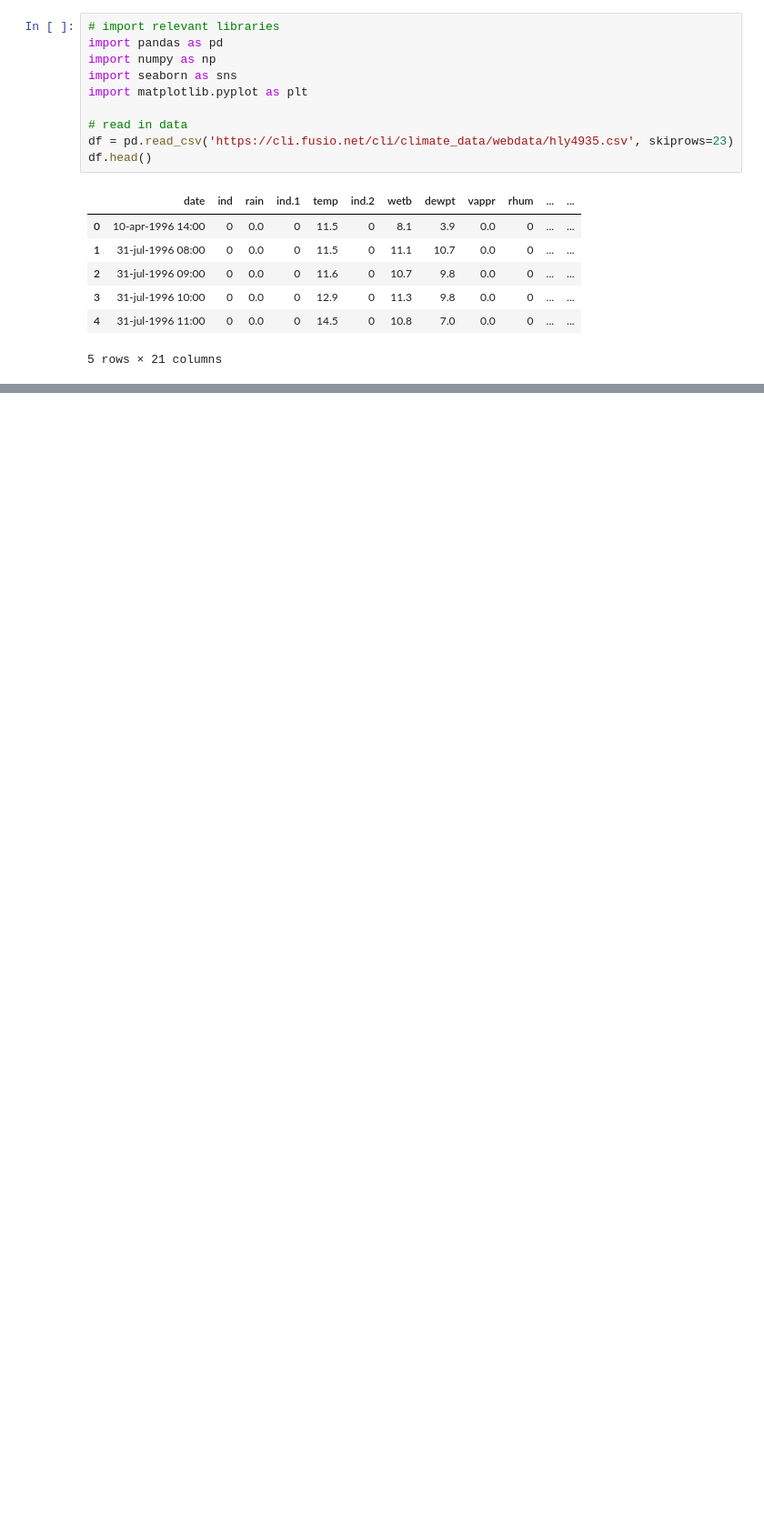
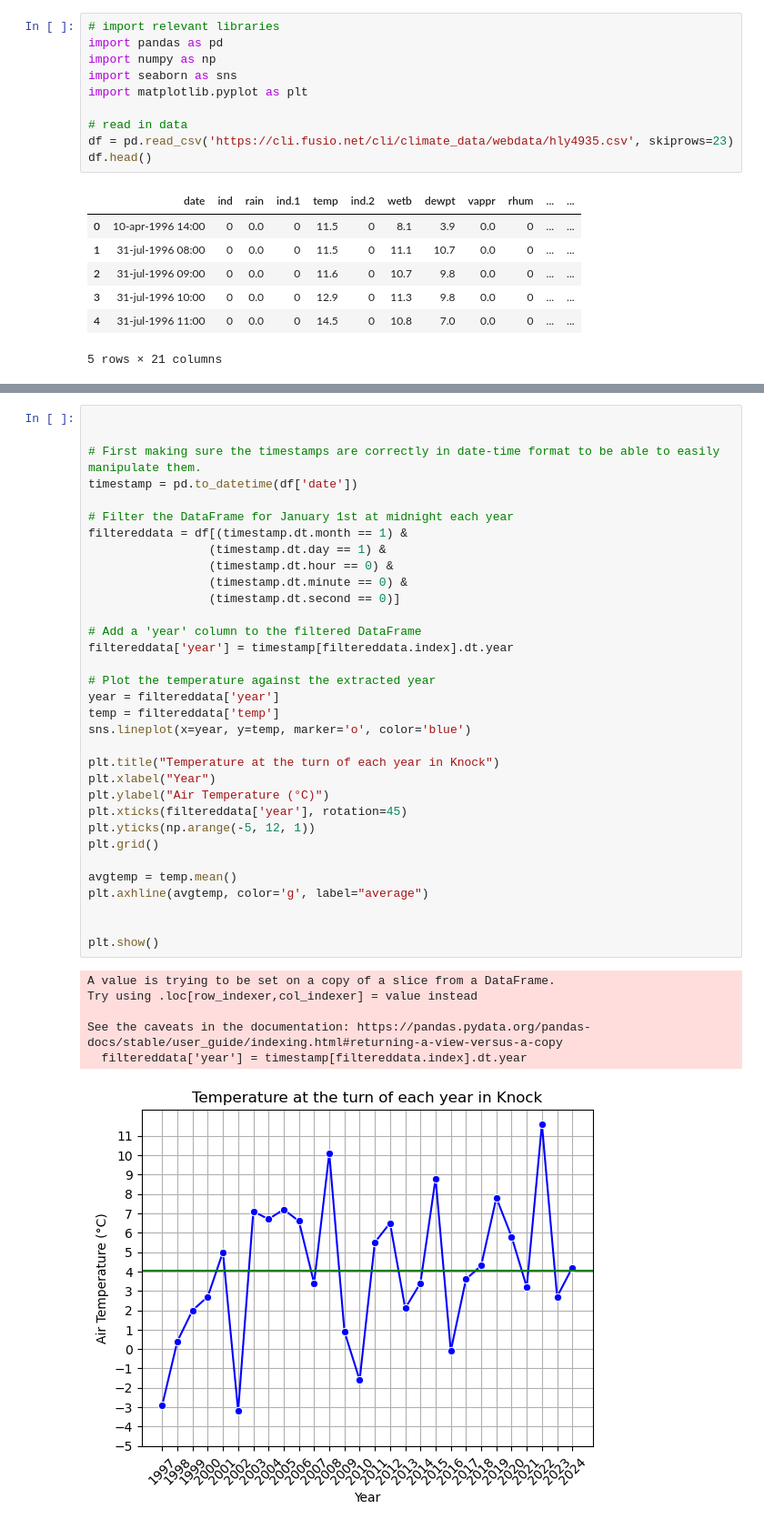
Before and after one commit to MylesHenehan/pfda, a Jupyter notebook: assignments/assignment_6_weather.ipynb, the cells around one changed output, grey strips where cells are left out. Shown at 91% size. Drawn from its saved outputs; the diff is of its cells as text; blank space fills up the shorter version.

```diff
--- a/assignments/assignment_6_weather.ipynb
+++ b/assignments/assignment_6_weather.ipynb
@@ -28,0 +32,40 @@ df.head()
+# %%
+
+
+# First making sure the timestamps are correctly in date-time format to be able to easily manipulate them.
+timestamp = pd.to_datetime(df['date'])
+
+# Filter the DataFrame for January 1st at midnight each year
+filtereddata = df[(timestamp.dt.month == 1) &
+                 (timestamp.dt.day == 1) &
+                 (timestamp.dt.hour == 0) &
+                 (timestamp.dt.minute == 0) &
+                 (timestamp.dt.second == 0)]
+
+# Add a 'year' column to the filtered DataFrame
+filtereddata['year'] = timestamp[filtereddata.index].dt.year
+
+# Plot the temperature against the extracted year
+year = filtereddata['year']
+temp = filtereddata['temp']
+sns.lineplot(x=year, y=temp, marker='o', color='blue')
+
+plt.title("Temperature at the turn of each year in Knock")
+plt.xlabel("Year")
+plt.ylabel("Air Temperature (°C)")
+plt.xticks(filtereddata['year'], rotation=45)
+plt.yticks(np.arange(-5, 12, 1))
+plt.grid()
+
+avgtemp = temp.mean()
+plt.axhline(avgtemp, color='g', label="average")
+
+
+plt.show()
+# %% [output]
+A value is trying to be set on a copy of a slice from a DataFrame.
+Try using .loc[row_indexer,col_indexer] = value instead
+
+See the caveats in the documentation: https://pandas.pydata.org/pandas-docs/stable/user_guide/indexing.html#returning-a-view-versus-a-copy
+  filtereddata['year'] = timestamp[filtereddata.index].dt.year
+[figure, added]
```
Also changed, not shown: parts of 15 cells of this notebook.
